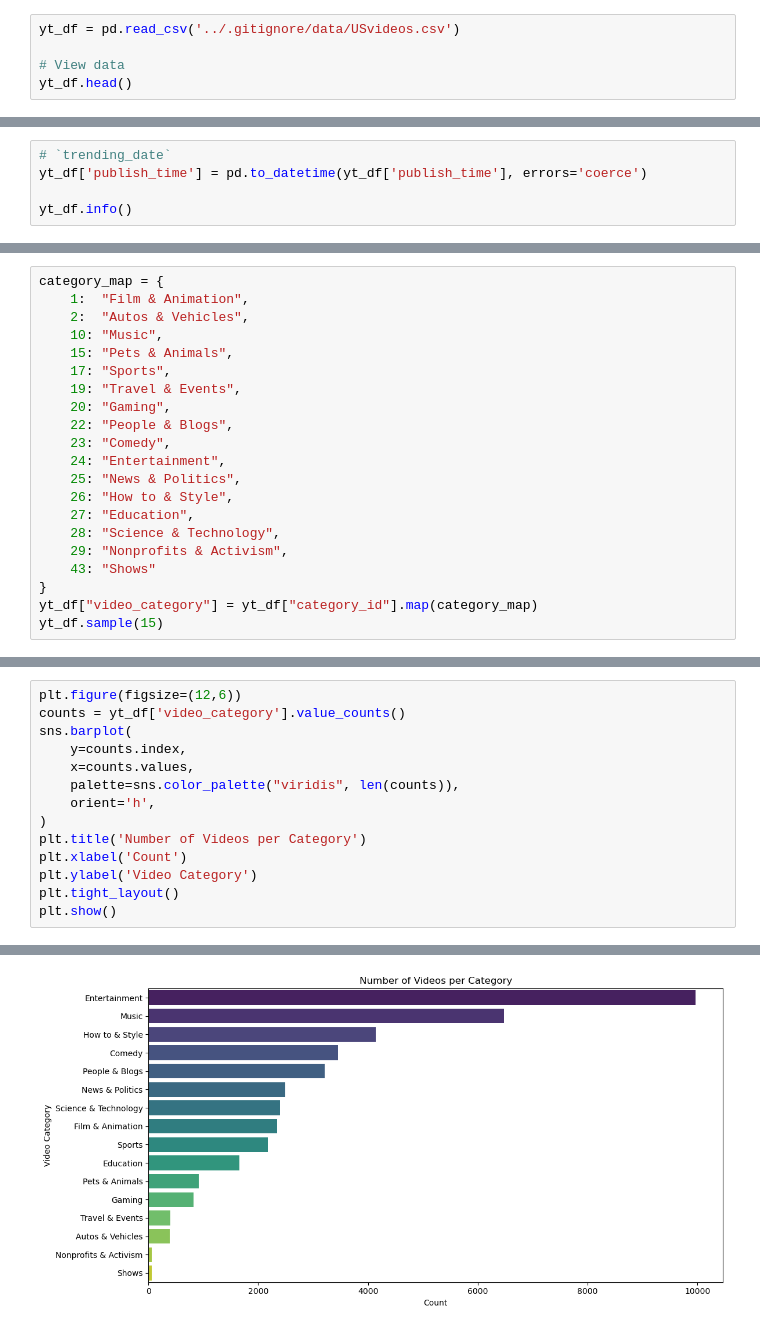
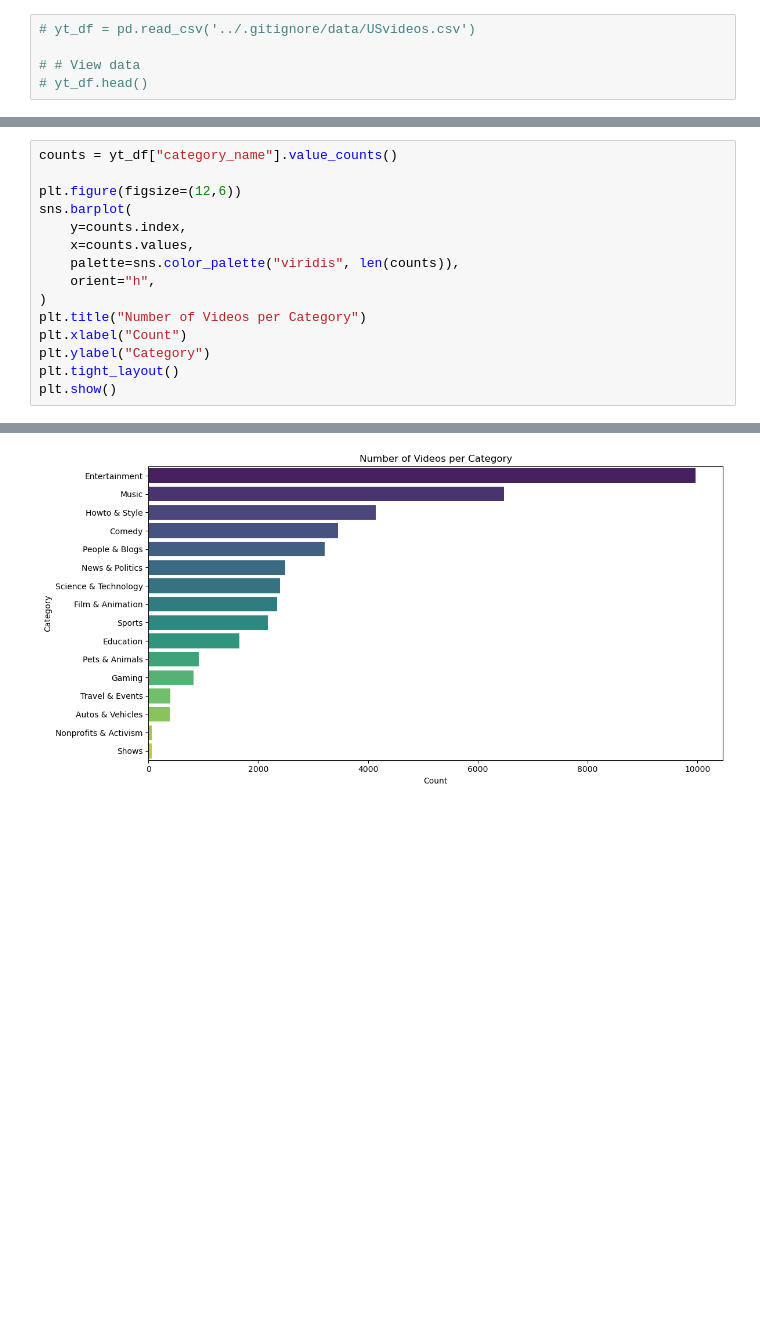
Before and after one commit to ShaneTeel/python-eda-case-study, a Jupyter notebook: notebooks/pats_notebook.ipynb, the cells around one changed output, grey strips where cells are left out. Saved outputs shown, nothing was run; the diff lists cells and outputs as text; blank space fills up the shorter version.

```diff
--- a/notebooks/pats_notebook.ipynb
+++ b/notebooks/pats_notebook.ipynb
@@ -7,5 +16,5 @@ import plotly.express as px
 # %%
-yt_df = pd.read_csv('../.gitignore/data/USvideos.csv')
+# yt_df = pd.read_csv('../.gitignore/data/USvideos.csv')
 
-# View data
-yt_df.head()
+# # View data
+# yt_df.head()
@@ -40,5 +20,0 @@ memory usage: 4.2+ MB
-# %%
-# `trending_date`
-yt_df['publish_time'] = pd.to_datetime(yt_df['publish_time'], errors='coerce')
-
-yt_df.info()
@@ -63,21 +20,0 @@ memory usage: 4.2+ MB
-# %%
-category_map = {
-    1:  "Film & Animation",
-    2:  "Autos & Vehicles",
-    10: "Music",
-    15: "Pets & Animals",
-    17: "Sports",
-    19: "Travel & Events",
-    20: "Gaming",
-    22: "People & Blogs",
-    23: "Comedy",
-    24: "Entertainment",
-    25: "News & Politics",
-    26: "How to & Style",
-    27: "Education",
-    28: "Science & Technology",
-    29: "Nonprofits & Activism",
-    43: "Shows"
-}
-yt_df["video_category"] = yt_df["category_id"].map(category_map)
-yt_df.sample(15)
@@ -101,19 +253,20 @@ yt_df.sample(15)
 # %%
+counts = yt_df["category_name"].value_counts()
+
 plt.figure(figsize=(12,6))
-counts = yt_df['video_category'].value_counts()
 sns.barplot(
     y=counts.index,
     x=counts.values,
     palette=sns.color_palette("viridis", len(counts)),
-    orient='h',
+    orient="h",
 )
-plt.title('Number of Videos per Category')
-plt.xlabel('Count')
-plt.ylabel('Video Category')
+plt.title("Number of Videos per Category")
+plt.xlabel("Count")
+plt.ylabel("Category")
 plt.tight_layout()
 plt.show()
 # %% [output]
 Passing `palette` without assigning `hue` is deprecated and will be removed in v0.14.0. Assign the `y` variable to `hue` and set `legend=False` for the same effect.
 
   sns.barplot(
-[figure, old version]
+[figure, new version]
```
Also changed, not shown: parts of 12 cells of this notebook.
